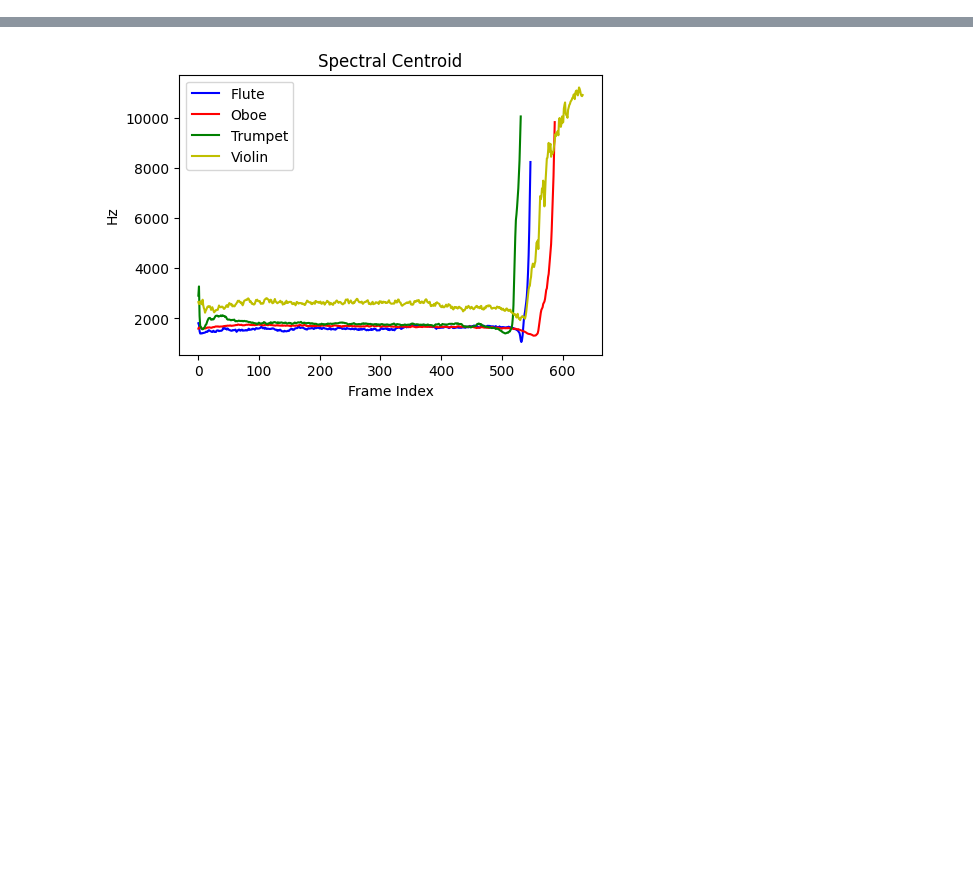
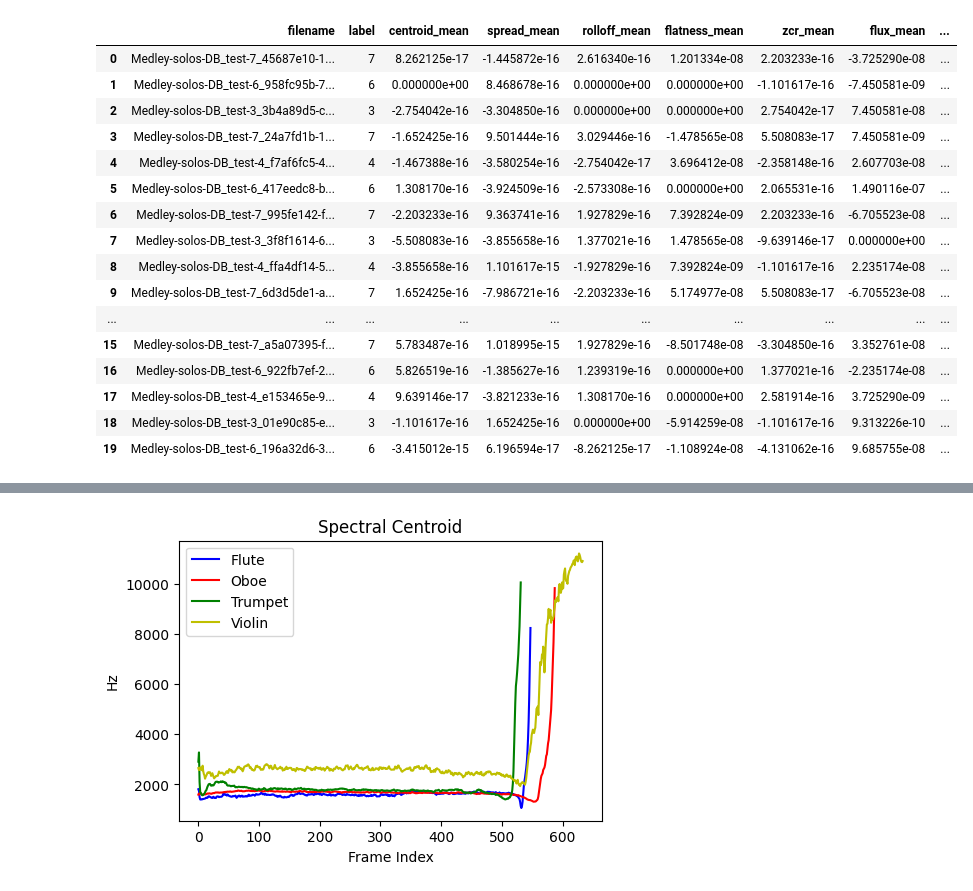
Before and after one commit to Jamesprocode/Audio-Content-Analysis, a Jupyter notebook: feature_visualization_activity.ipynb, the cells around one changed output, grey strips where cells are left out. Cells and saved outputs as stored; diff of their text form; code cells hidden in the pictures; blank space fills up the shorter version.

```diff
--- a/feature_visualization_activity.ipynb
+++ b/feature_visualization_activity.ipynb
@@ -59,0 +95,92 @@ df
+# %%
+
+def feature_extraction(folder, df):
+
+    for file in os.listdir(folder):
+        file_path = os.path.join(folder, file)
+        if not file.endswith('.wav'):
+            continue
+        # Read file
+        audio_data, sr = librosa.load(file_path)
+
+        # DC offset
+        audio_data = audio_data - np.mean(audio_data)
+        # Normalize
+        audio_data = audio_data / np.max(np.abs(audio_data))
+
+        '''
+        NOTE:
+        Revist STFT variables later
+        '''
+
+        # Spectral centroid
+        centroid = librosa.feature.spectral_centroid(y=audio_data, sr=sr)[0]
+        centroid = z_score_normalization(centroid)
+        centroid_mean = np.mean(centroid)
+        #store in dataframe
+        df.loc[df['filename'] == file, 'centroid_mean'] = centroid_mean
+
+        # Spectral spread
+        spread = librosa.feature.spectral_bandwidth(y=audio_data, sr=sr)[0]
+        spread = z_score_normalization(spread)
+        spread_mean = np.mean(spread)
+        df.loc[df['filename'] == file, 'spread_mean'] = spread_mean
+
+        # Spectral rolloff
+        rolloff = librosa.feature.spectral_rolloff(y=audio_data, sr=sr)[0]
+        rolloff = z_score_normalization(rolloff)
+        rolloff_mean = np.mean(rolloff)
+        df.loc[df['filename'] == file, 'rolloff_mean'] = rolloff_mean
+
+        # Spectral flatness
+        flatness = librosa.feature.spectral_flatness(y=audio_data)[0]
+        flatness = z_score_normalization(flatness)
+        flatness_mean = np.mean(flatness)
+        df.loc[df['filename'] == file, 'flatness_mean'] = flatness_mean
+
+        # Zero-crossing rate
+        zcr = librosa.feature.zero_crossing_rate(y=audio_data)[0]
+        zcr = z_score_normalization(zcr)
+        zcr_mean = np.mean(zcr)
+        df.loc[df['filename'] == file, 'zcr_mean'] = zcr_mean
+
+        # Spectral flux
+        spectrogram = np.abs(librosa.stft(audio_data))
+        L2_norms = np.linalg.norm(spectrogram, axis=0)
+        spectrogram = spectrogram / L2_norms
+        flux = np.sum(np.diff(spectrogram, axis=1) ** 2, axis=0)
+        flux = z_score_normalization(flux)
+        flux_mean = np.mean(flux)
+        df.loc[df['filename'] == file, 'flux_mean'] = flux_mean
+
+        # MFCC
+        mfcc = librosa.feature.mfcc(y=audio_data, sr=sr, n_mfcc=10)
+        mfcc = (mfcc - np.mean(mfcc, axis=1, keepdims=True)) / np.std(mfcc, axis=1, keepdims=True)
+        mfcc_means = np.mean(mfcc, axis=1)
+        for i, mfcc_mean in enumerate(mfcc_means):
+            df.loc[df['filename'] == file, f'mfcc_{i+1}_mean'] = mfcc_mean
+
+    return df
+
+df = feature_extraction(folder, df)
+
+df_test = feature_extraction(test_folder, df_test)
+df_test
+# %% [output]
+|  | filename | label | centroid_mean | spread_mean | rolloff_mean | flatness_mean | zcr_mean | flux_mean | ... |
+| 0 | Medley-solos-DB_test-7_45687e10-1... | 7 | 8.262125e-17 | -1.445872e-16 | 2.616340e-16 | 1.201334e-08 | 2.203233e-16 | -3.725290e-08 | ... |
+| 1 | Medley-solos-DB_test-6_958fc95b-7... | 6 | 0.000000e+00 | 8.468678e-16 | 0.000000e+00 | 0.000000e+00 | -1.101617e-16 | -7.450581e-09 | ... |
+| 2 | Medley-solos-DB_test-3_3b4a89d5-c... | 3 | -2.754042e-16 | -3.304850e-16 | 0.000000e+00 | 0.000000e+00 | 2.754042e-17 | 7.450581e-08 | ... |
+| 3 | Medley-solos-DB_test-7_24a7fd1b-1... | 7 | -1.652425e-16 | 9.501444e-16 | 3.029446e-16 | -1.478565e-08 | 5.508083e-17 | 7.450581e-09 | ... |
+| 4 | Medley-solos-DB_test-4_f7af6fc5-4... | 4 | -1.467388e-16 | -3.580254e-16 | -2.754042e-17 | 3.696412e-08 | -2.358148e-16 | 2.607703e-08 | ... |
+| 5 | Medley-solos-DB_test-6_417eedc8-b... | 6 | 1.308170e-16 | -3.924509e-16 | -2.573308e-16 | 0.000000e+00 | 2.065531e-16 | 1.490116e-07 | ... |
+| 6 | Medley-solos-DB_test-7_995fe142-f... | 7 | -2.203233e-16 | 9.363741e-16 | 1.927829e-16 | 7.392824e-09 | 2.203233e-16 | -6.705523e-08 | ... |
+| 7 | Medley-solos-DB_test-3_3f8f1614-6... | 3 | -5.508083e-16 | -3.855658e-16 | 1.377021e-16 | 1.478565e-08 | -9.639146e-17 | 0.000000e+00 | ... |
+| 8 | Medley-solos-DB_test-4_ffa4df14-5... | 4 | -3.855658e-16 | 1.101617e-15 | -1.927829e-16 | 7.392824e-09 | -1.101617e-16 | 2.235174e-08 | ... |
+| 9 | Medley-solos-DB_test-7_6d3d5de1-a... | 7 | 1.652425e-16 | -7.986721e-16 | -2.203233e-16 | 5.174977e-08 | 5.508083e-17 | -6.705523e-08 | ... |
+| ... | ... | ... | ... | ... | ... | ... | ... | ... | ... |
+| 15 | Medley-solos-DB_test-7_a5a07395-f... | 7 | 5.783487e-16 | 1.018995e-15 | 1.927829e-16 | -8.501748e-08 | -3.304850e-16 | 3.352761e-08 | ... |
+| 16 | Medley-solos-DB_test-6_922fb7ef-2... | 6 | 5.826519e-16 | -1.385627e-16 | 1.239319e-16 | 0.000000e+00 | 1.377021e-16 | -2.235174e-08 | ... |
+| 17 | Medley-solos-DB_test-4_e153465e-9... | 4 | 9.639146e-17 | -3.821233e-16 | 1.308170e-16 | 0.000000e+00 | 2.581914e-16 | 3.725290e-09 | ... |
+| 18 | Medley-solos-DB_test-3_01e90c85-e... | 3 | -1.101617e-16 | 1.652425e-16 | 0.000000e+00 | -5.914259e-08 | -1.101617e-16 | 9.313226e-10 | ... |
+| 19 | Medley-solos-DB_test-6_196a32d6-3... | 6 | -3.415012e-15 | 6.196594e-17 | -8.262125e-17 | -1.108924e-08 | -4.131062e-16 | 9.685755e-08 | ... |
```
Also changed, not shown: parts of 7 cells of this notebook.
